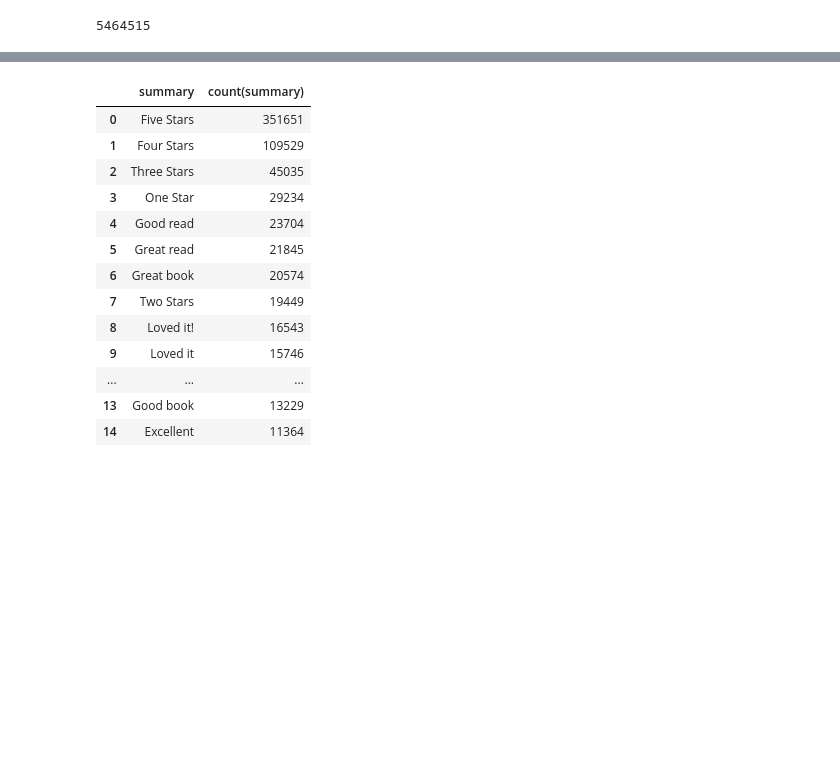
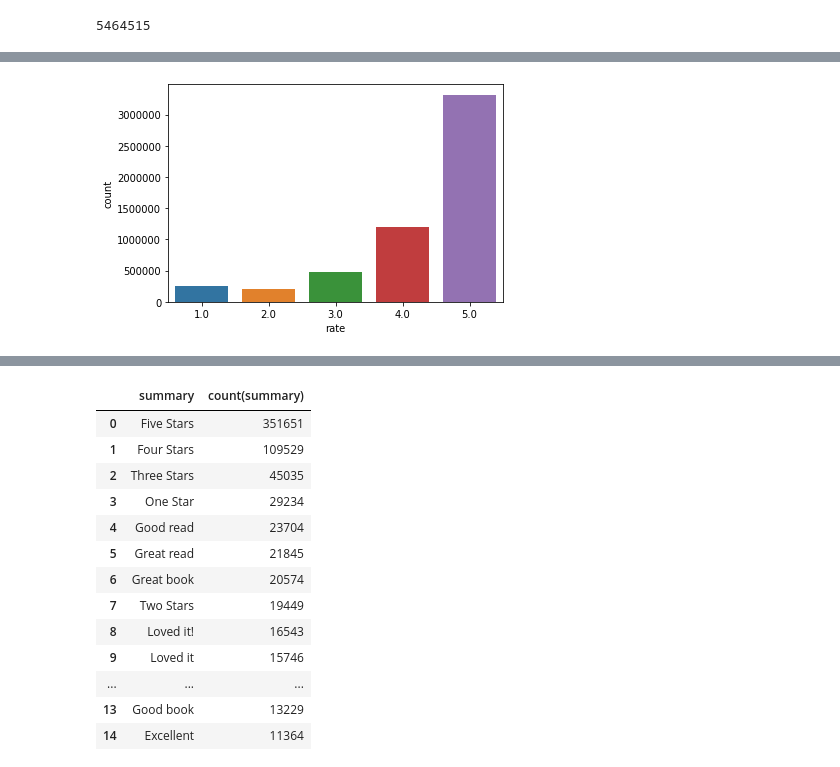
Before and after one commit to moiraghif/Amazon-Kindle-Store-Reviews, a Jupyter notebook: Clustering.ipynb, the cells around one changed output, grey strips where cells are left out. Saved outputs shown, nothing was run; the diff lists cells and outputs as text; code cells hidden in the pictures; blank space fills up the shorter version.

```diff
--- a/Clustering.ipynb
+++ b/Clustering.ipynb
@@ -81,0 +66,5 @@ only showing top 5 rows
+# %%
+hist = df.select("rate")\
+         .groupBy("rate")\
+         .count()\
+         .toPandas()
@@ -82 +80,6 @@ only showing top 5 rows
+# %%
+sns.barplot(x="rate", y="count", data=hist)
+plt.show()
+# %% [output]
+[figure, added]
 # %%
```
Also changed, not shown: parts of 21 cells of this notebook, 5 other files.
